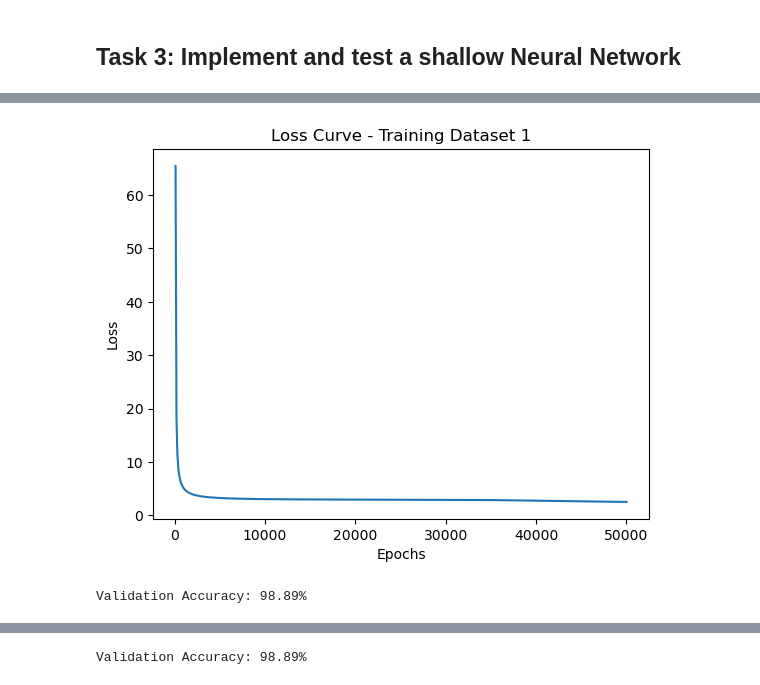
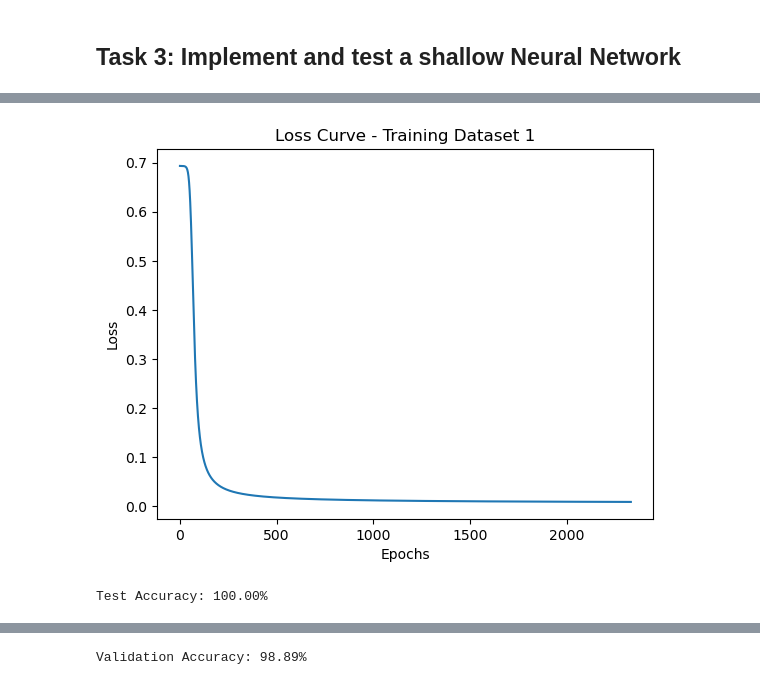
Before and after one commit to aakanksha1500/CT5133_DL_colab, a Jupyter notebook: DL_Assignment1_latest.ipynb, the cells around one changed output, grey strips where cells are left out. Saved outputs shown, nothing was run; the diff lists cells and outputs as text; code cells hidden in the pictures.

```diff
--- a/DL_Assignment1_latest.ipynb
+++ b/DL_Assignment1_latest.ipynb
@@ -218,7 +190,7 @@ def split_data(X, y, random_state = 42):
 # %%
 # Loading Dataset 1
 # Use pandas to read the CSV file as a dataframe
-df1 = pd.read_csv(r"/Users/aakankshadeshpande/Documents/Assignments_Sem2/blobs600.csv")
+df1 = pd.read_csv(r"C:\Users\anush\Downloads\blobs600 (1).csv")
 
 # The y values are those labelled 'Class': extract their values
 y1 = df1['Class'].values
@@ -505,18 +488,9 @@ Y_blobs_val = Y_val1.reshape(1,-1)
 # %%
-for n_hidden in [4,10,17,26]:
-    print(f"Running for {n_hidden} hidden nodes")
-    params_blobs_train, losses_blobs_train = train_network(X_blobs_train, Y_blobs_train, n_hidden=n_hidden, learning_rate=0.001, epochs=50000)
-    y_test_pred1 = predict(X_blobs_test, params_blobs_train)
-    SNN_test_accuracy1, SNN_test_precision1, SNN_test_recall1, SNN_test_f1_1 = evaluate(Y_blobs_test, y_test_pred1)
-    print(f"Test Accuracy for {n_hidden} hidden nodes: {SNN_test_accuracy1:.2f}%")
-    print(f"Test Precision for {n_hidden} hidden nodes: {SNN_test_precision1:.2f}%")
-    print(f"Test Recall for {n_hidden} hidden nodes: {SNN_test_recall1:.2f}%")
-    print(f"Test F1-score for {n_hidden} hidden nodes: {SNN_test_f1_1:.2f}%")
-
-    y_val_pred1 = predict(X_blobs_val, params_blobs_train)
-    SNN_val_accuracy1, SNN_val_precision1, SNN_val_recall1, SNN_val_f1_1 = evaluate(Y_blobs_val, y_val_pred1)
-    print(f"Validate Accuracy for {n_hidden} hidden nodes: {SNN_val_accuracy1:.2f}%")
-    print(f"Validate Precision for {n_hidden} hidden nodes: {SNN_val_precision1:.2f}%")
-    print(f"Validate Recall for {n_hidden} hidden nodes: {SNN_val_recall1:.2f}%")
-    print(f"Validate F1-score for {n_hidden} hidden nodes: {SNN_val_f1_1:.2f}%")
+params_blobs_train, losses_blobs_train, converged_epoch = train_network(
+    X_blobs_train,
+    Y_blobs_train,
+    n_hidden=3,
+    learning_rate=0.001,
+    epochs=50000
+)
 # %% [output]
@@ -541,9 +514,8 @@ KeyboardInterrupt:
 # %%
-
-plt.plot(np.arange(100, 50001, 100), losses_blobs_train)
+plt.plot(range(1, len(losses_blobs_train) + 1), losses_blobs_train)
 plt.title("Loss Curve - Training Dataset 1")
 plt.xlabel("Epochs")
 plt.ylabel("Loss")
 plt.show()
 # %% [output]
-[figure, old version]
+[figure, new version]
@@ -550,7 +527,7 @@ plt.show()
 # %%
 y_test_pred1 = predict(X_blobs_test, params_blobs_train)
 SNN_test_accuracy1 = np.mean(y_test_pred1 == Y_blobs_test) * 100
-print(f"Validation Accuracy: {SNN_test_accuracy1:.2f}%")
+print(f"Test Accuracy: {SNN_test_accuracy1:.2f}%")
 # %% [output]
-Validation Accuracy: 98.89%
+Test Accuracy: 100.00%
 # %%
```
Also changed, not shown: parts of 31 cells of this notebook.
